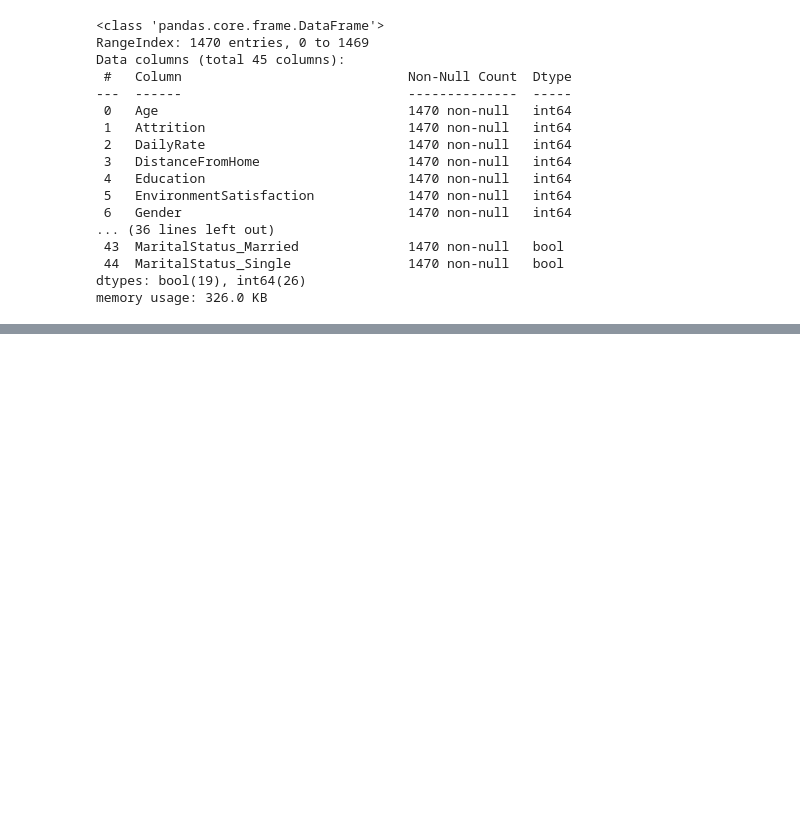
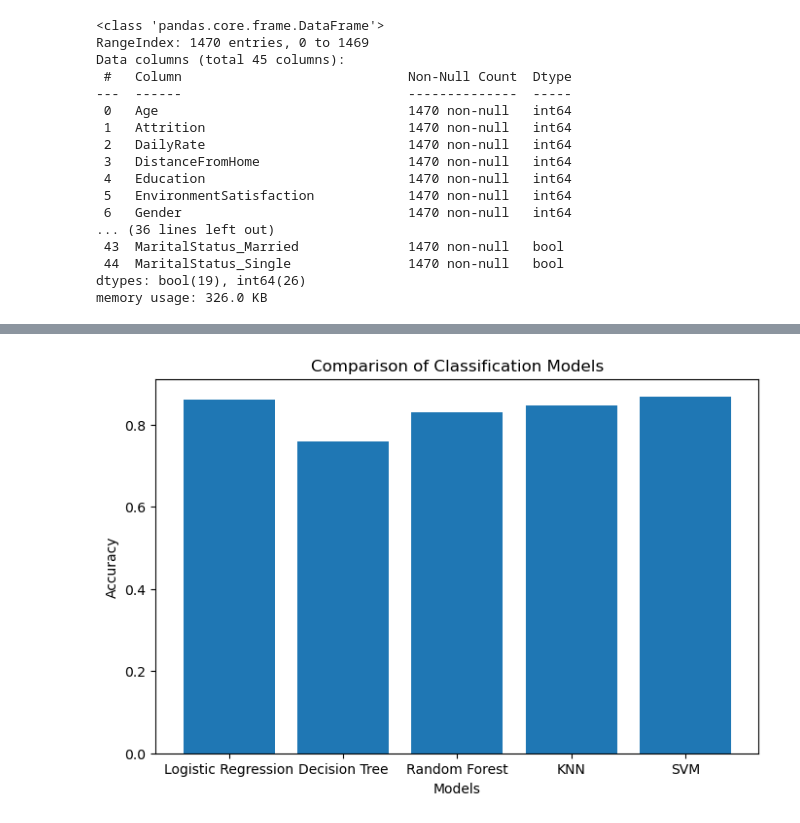
Before and after one commit to vemireddynarasimhareddy115-coder/Employee-Attrition, a Jupyter notebook: EMP_ATTRTION.ipynb, the cells around one changed output, grey strips where cells are left out. Drawn from its saved outputs; the diff is of its cells as text; code cells hidden in the pictures; blank space fills up the shorter version.

Commit message:
Added new ML models

```diff
--- a/EMP_ATTRTION.ipynb
+++ b/EMP_ATTRTION.ipynb
@@ -270,0 +495,22 @@ memory usage: 326.0 KB
+# %%
+#comparing the nodels with the graphs
+
+import matplotlib.pyplot as plt
+
+# Model names
+models = ['Logistic Regression', 'Decision Tree', 'Random Forest', 'KNN', 'SVM']
+
+# Accuracy values
+accuracy = [0.8605, 0.7585, 0.8300, 0.8469, 0.8673]
+
+# Plot
+plt.figure(figsize=(8,5))
+plt.bar(models, accuracy)
+
+plt.title("Comparison of Classification Models")
+plt.xlabel("Models")
+plt.ylabel("Accuracy")
+
+plt.show()
+# %% [output]
+[figure, added]
```
Also changed, not shown: parts of 14 cells of this notebook.
